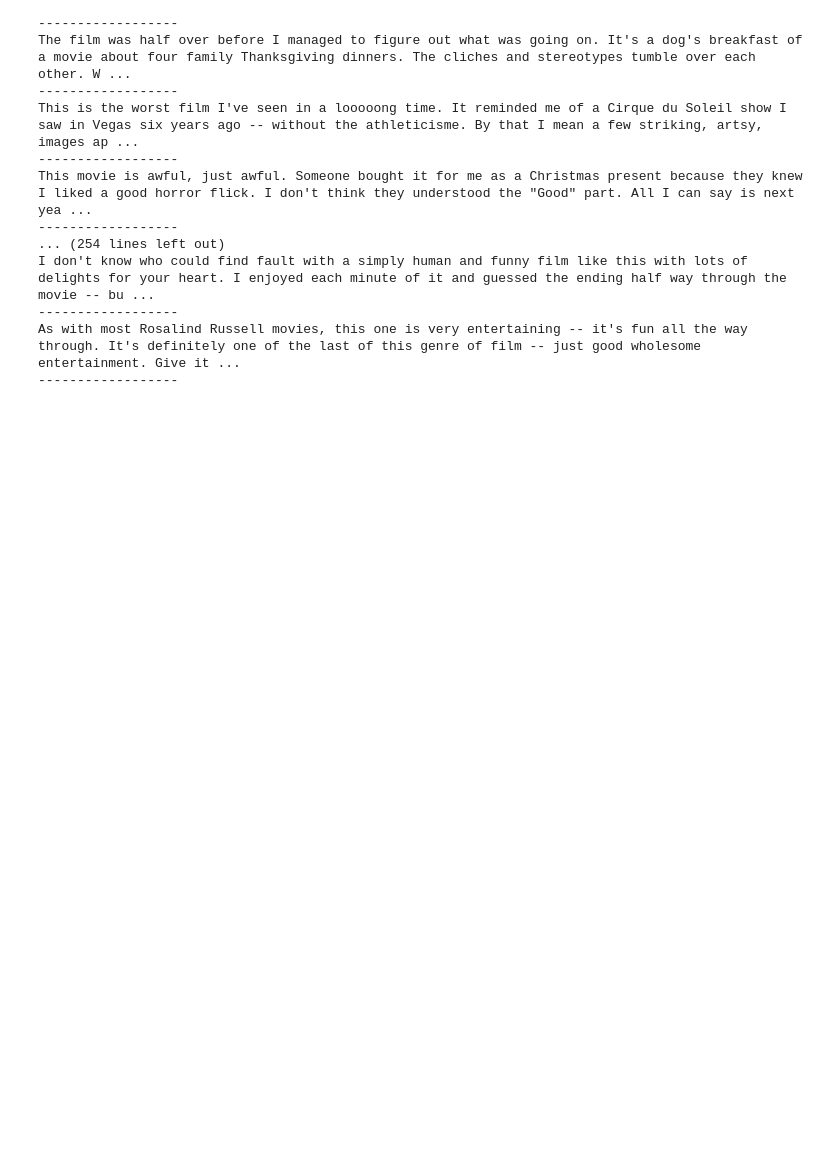
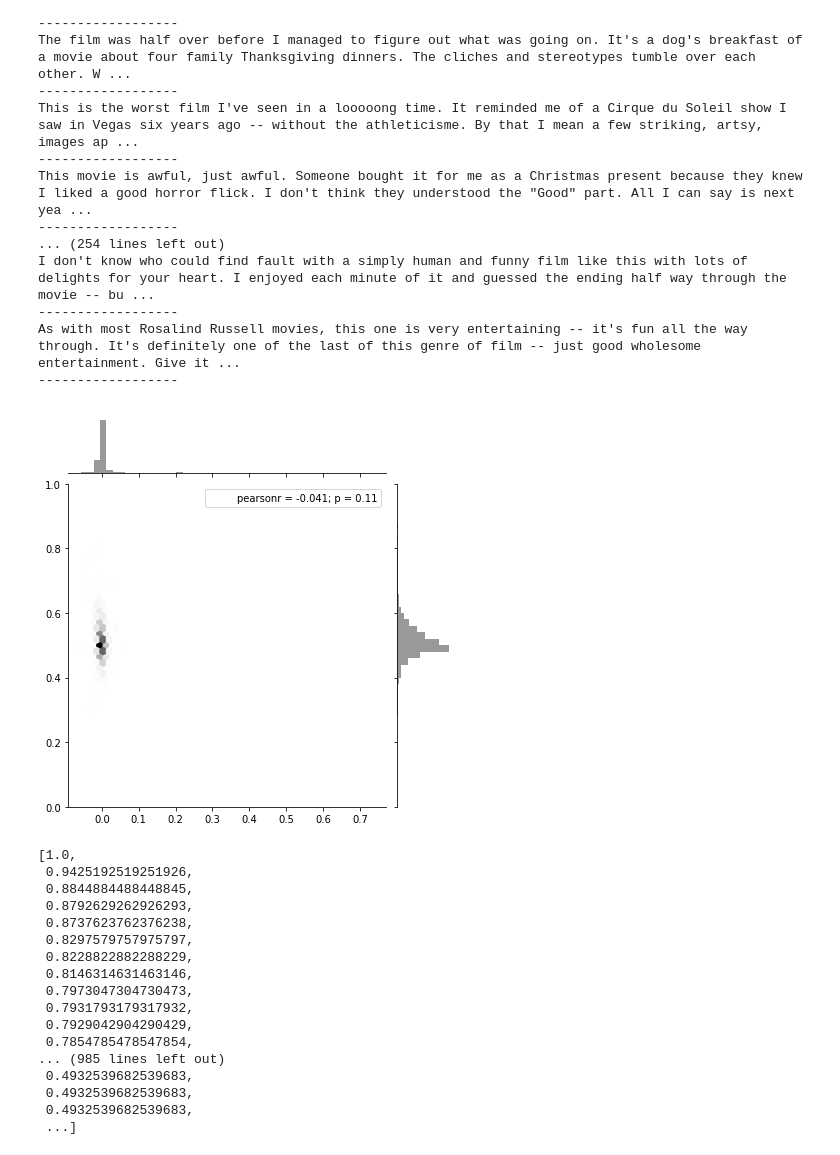
Before and after one commit to ABorgna/metnum, a Jupyter notebook: tp2/exp/wordcloud.ipynb, the cells around one changed output. Drawn from its saved outputs; the diff is of its cells as text; code cells hidden in the pictures; blank space fills up the shorter version.

```diff
--- a/tp2/exp/wordcloud.ipynb
+++ b/tp2/exp/wordcloud.ipynb
@@ -177,3 +177,28 @@ I don't know who could find fault with a simply human and funny film like this w
 ------------------
 As with most Rosalind Russell movies, this one is very entertaining -- it's fun all the way through. It's definitely one of the last of this genre of film -- just good wholesome entertainment. Give it ...
 ------------------
+# %%
+x = deBoW(autovec[2]).values()
+y = map(lambda (w, _) : positivity[w] if w in positivity else 0.5, deBoW(autovec[2]).items())
+sns.jointplot(x, y, kind="hex", color="black", dropna = False)
+plt.show()
+sorted(y, key = lambda x : -x)
+# %% [output]
+[figure, added]
+[1.0,
+ 0.9425192519251926,
+ 0.8844884488448845,
+ 0.8792629262926293,
+ 0.8737623762376238,
+ 0.8297579757975797,
+ 0.8228822882288229,
+ 0.8146314631463146,
+ 0.7973047304730473,
+ 0.7931793179317932,
+ 0.7929042904290429,
+ 0.7854785478547854,
+... (985 lines left out)
+ 0.4932539682539683,
+ 0.4932539682539683,
+ 0.4932539682539683,
+ ...]
```
Also changed, not shown: parts of 3 cells of this notebook, 8 other files.
